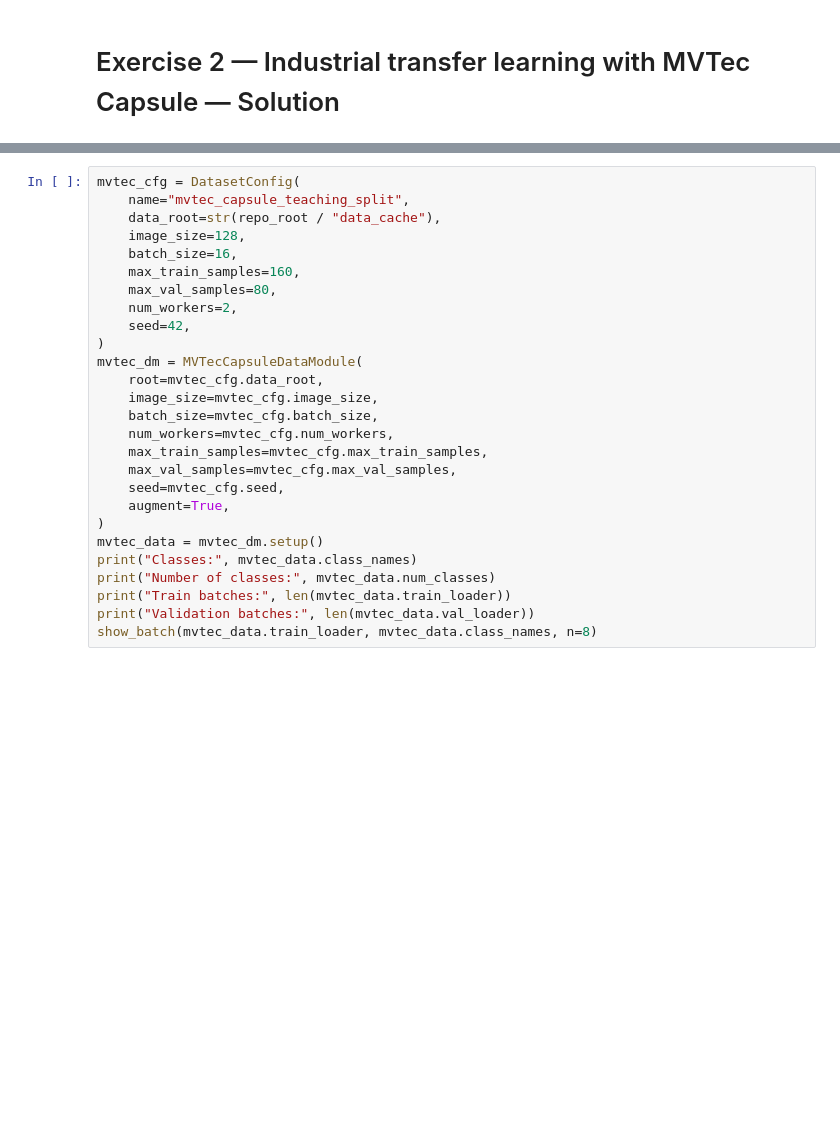
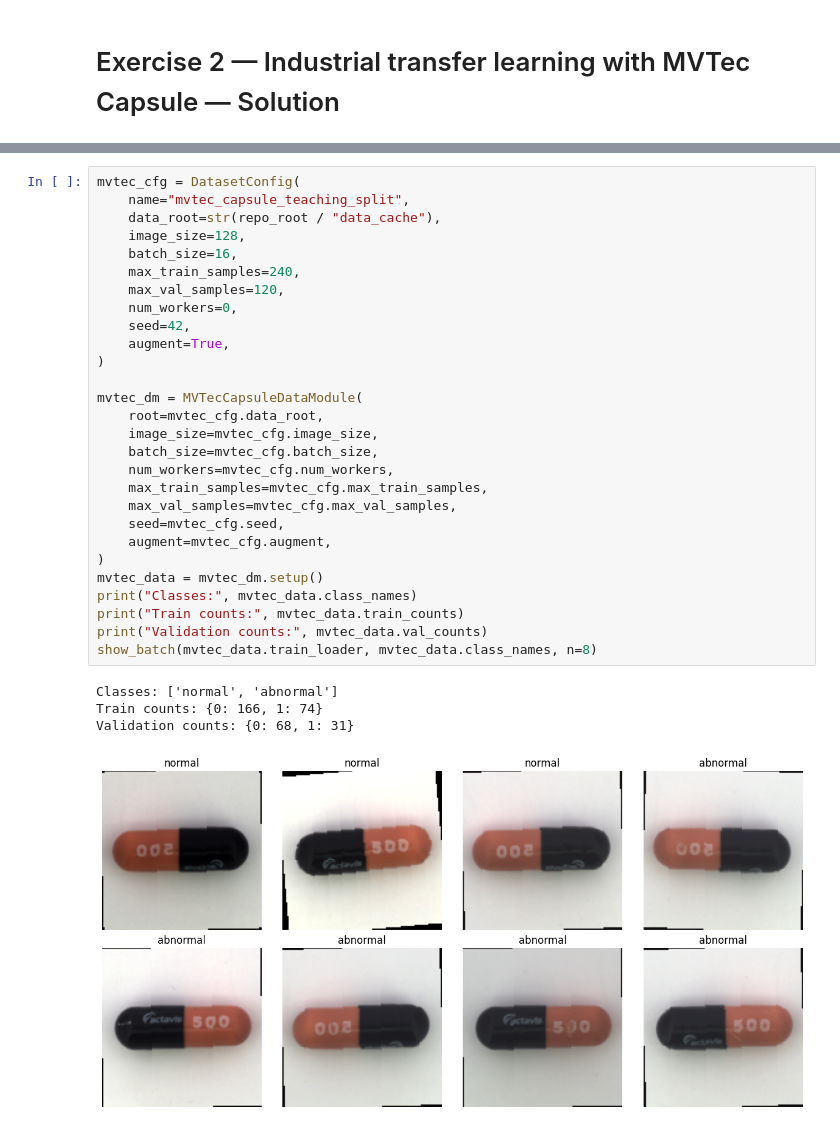
Before and after one commit to GianMan89/AUT-RUB_CV4IS_Exercise_2, a Jupyter notebook: notebooks/solutions/02_industrial_mvtec_capsule_transfer_learning_solution.ipynb, the cells around one changed output, grey strips where cells are left out. Drawn from its saved outputs; the diff is of its cells as text; blank space fills up the shorter version.

```diff
--- a/notebooks/solutions/02_industrial_mvtec_capsule_transfer_learning_solution.ipynb
+++ b/notebooks/solutions/02_industrial_mvtec_capsule_transfer_learning_solution.ipynb
@@ -18,27 +28,33 @@ print("CUDA available:", torch.cuda.is_available())
 # %%
 mvtec_cfg = DatasetConfig(
     name="mvtec_capsule_teaching_split",
     data_root=str(repo_root / "data_cache"),
     image_size=128,
     batch_size=16,
-    max_train_samples=160,
-    max_val_samples=80,
-    num_workers=2,
+    max_train_samples=240,
+    max_val_samples=120,
+    num_workers=0,
     seed=42,
+    augment=True,
 )
+
 mvtec_dm = MVTecCapsuleDataModule(
     root=mvtec_cfg.data_root,
     image_size=mvtec_cfg.image_size,
     batch_size=mvtec_cfg.batch_size,
     num_workers=mvtec_cfg.num_workers,
     max_train_samples=mvtec_cfg.max_train_samples,
     max_val_samples=mvtec_cfg.max_val_samples,
     seed=mvtec_cfg.seed,
-    augment=True,
+    augment=mvtec_cfg.augment,
 )
 mvtec_data = mvtec_dm.setup()
 print("Classes:", mvtec_data.class_names)
-print("Number of classes:", mvtec_data.num_classes)
-print("Train batches:", len(mvtec_data.train_loader))
-print("Validation batches:", len(mvtec_data.val_loader))
+print("Train counts:", mvtec_data.train_counts)
+print("Validation counts:", mvtec_data.val_counts)
 show_batch(mvtec_data.train_loader, mvtec_data.class_names, n=8)
+# %% [output]
+Classes: ['normal', 'abnormal']
+Train counts: {0: 166, 1: 74}
+Validation counts: {0: 68, 1: 31}
+[figure, added]
```
Also changed, not shown: parts of 12 cells of this notebook, 1 other file.
